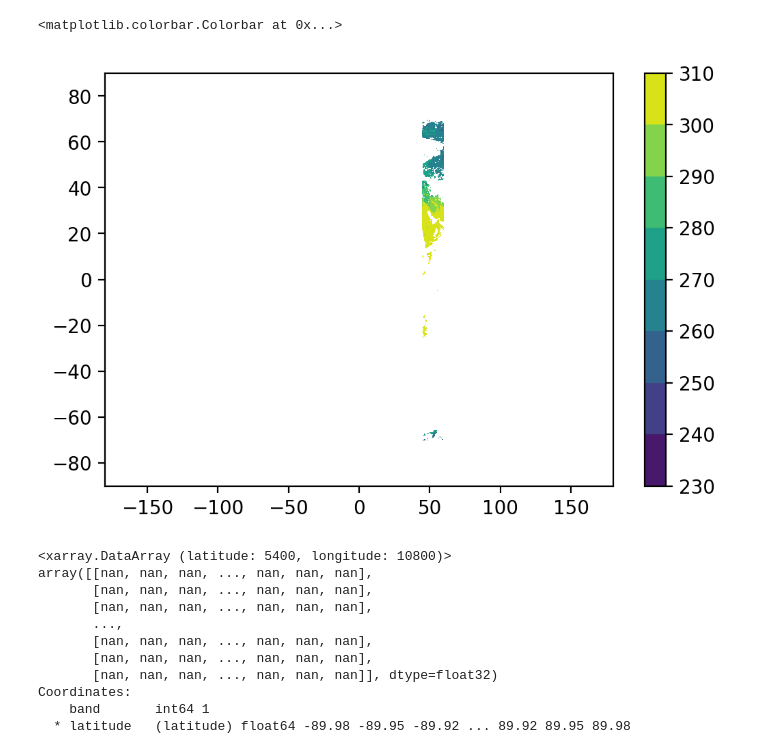
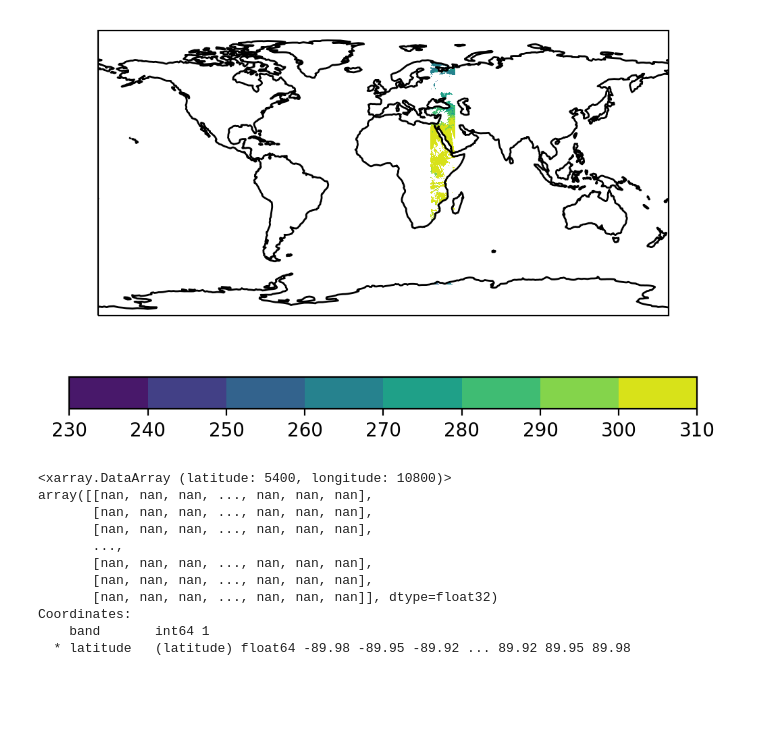
Before and after one commit to mchantry/ML4Land, a Jupyter notebook: ML4Land.ipynb, the cells around one changed output. Saved outputs shown, nothing was run; the diff lists cells and outputs as text; code cells hidden in the pictures; blank space fills up the shorter version.

```diff
--- a/ML4Land.ipynb
+++ b/ML4Land.ipynb
@@ -74,15 +92,17 @@ def get_satellite_slice(date : str,
 # %%
-#Get satellite data for a given day and time
-test_data = get_satellite_slice('2018-01-03',10,latitude_bound=70)
-plt.figure(dpi=200)
+#Show the next UTC hour of the day to show the procession
+test_data = get_satellite_slice('2018-01-03',11,latitude_bound=70)
+fig,ax = plt.subplots(dpi=200,
+                      subplot_kw={'projection': ccrs.PlateCarree()}
+                     )
+coast = ax.coastlines()
 #Make grid for plotting purposes
 xv, yv = np.meshgrid(test_data.longitude, test_data.latitude, indexing='xy')
 #Contour plot
-plt.contourf(xv,yv,test_data,levels=np.arange(230,320,10))
-plt.colorbar()
+contourf_=ax.contourf(xv,yv,test_data,levels=np.arange(230,320,10))
+cbar = fig.colorbar(contourf_,location='bottom')
 # %% [output]
-<matplotlib.colorbar.Colorbar at 0x...>
-[figure, old version]
+[figure, new version]
 # %%
 #DataArray has a complete regular lat-lon grid, but is mostly nan except for where the satellite passed that hour
 print(test_data)
```
Also changed, not shown: parts of 7 cells of this notebook.
